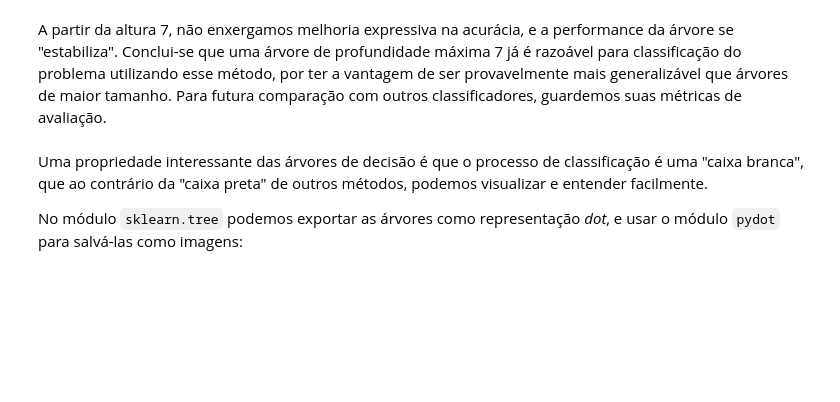
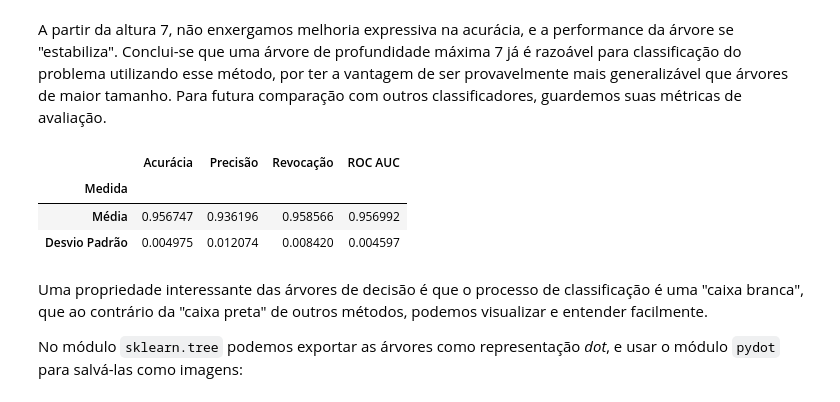
Before and after one commit to marscos/learning_exoplanets, a Jupyter notebook: Aprendizado de Máquina - TP1.ipynb, the cells around one changed output. Drawn from its saved outputs; the diff is of its cells as text; code cells hidden in the pictures; blank space fills up the shorter version.

```diff
--- a/Aprendizado de Máquina - TP1.ipynb
+++ b/Aprendizado de Máquina - TP1.ipynb
@@ -299,6 +281,12 @@ A partir da altura 7, não enxergamos melhoria expressiva na acurácia, e a perf
 # %%
 dt_results = np.array(dt_results[6])
 results.loc["Decision Tree"] = [dt_results.mean(axis=0), dt_results.std(axis=0)]
+results.loc["Decision Tree"]
+# %% [output]
+|  | Acurácia | Precisão | Revocação | ROC AUC |
+| Medida |  |  |  |  |
+| Média | 0.956747 | 0.936196 | 0.958566 | 0.956992 |
+| Desvio Padrão | 0.004975 | 0.012074 | 0.008420 | 0.004597 |
 # %% [markdown]
 Uma propriedade interessante das árvores de decisão é que o processo de classificação é uma "caixa branca", que ao contrário da "caixa preta" de outros métodos, podemos visualizar e entender facilmente.
 
```
Also changed, not shown: parts of 19 cells of this notebook, 5 other files.
